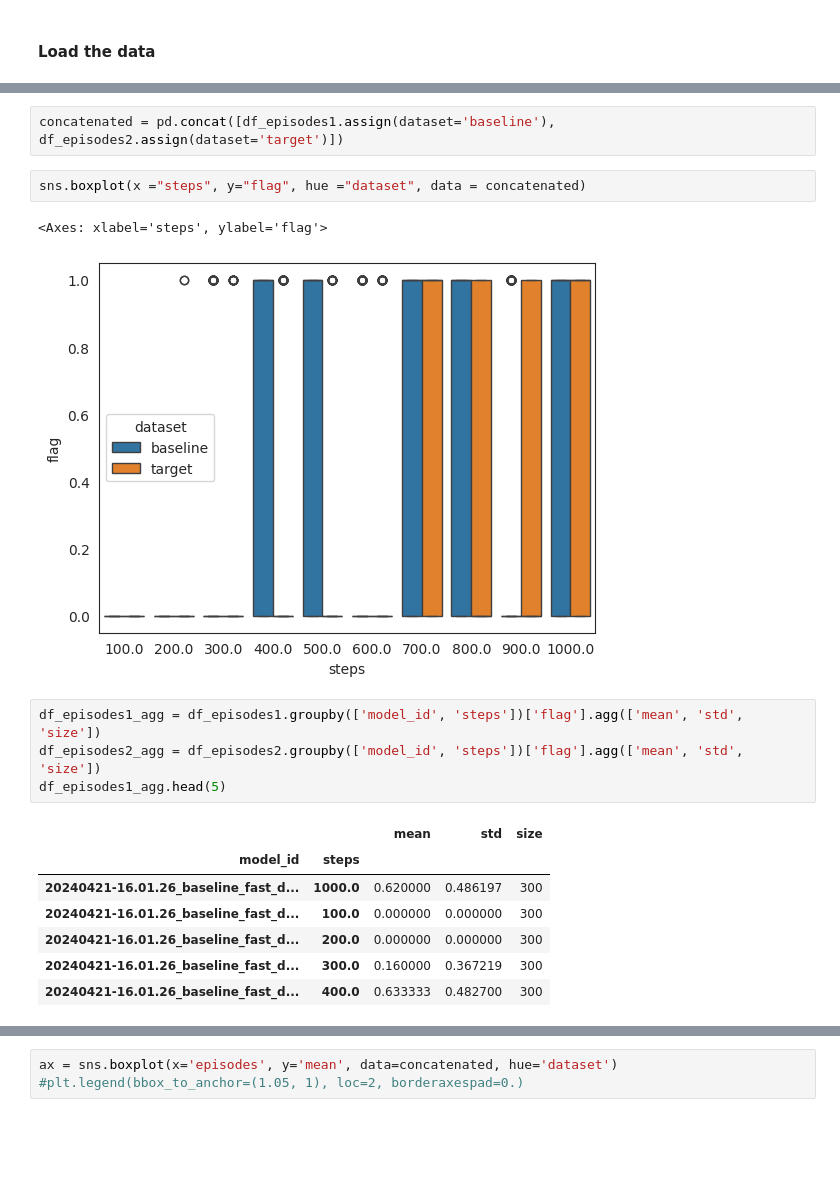
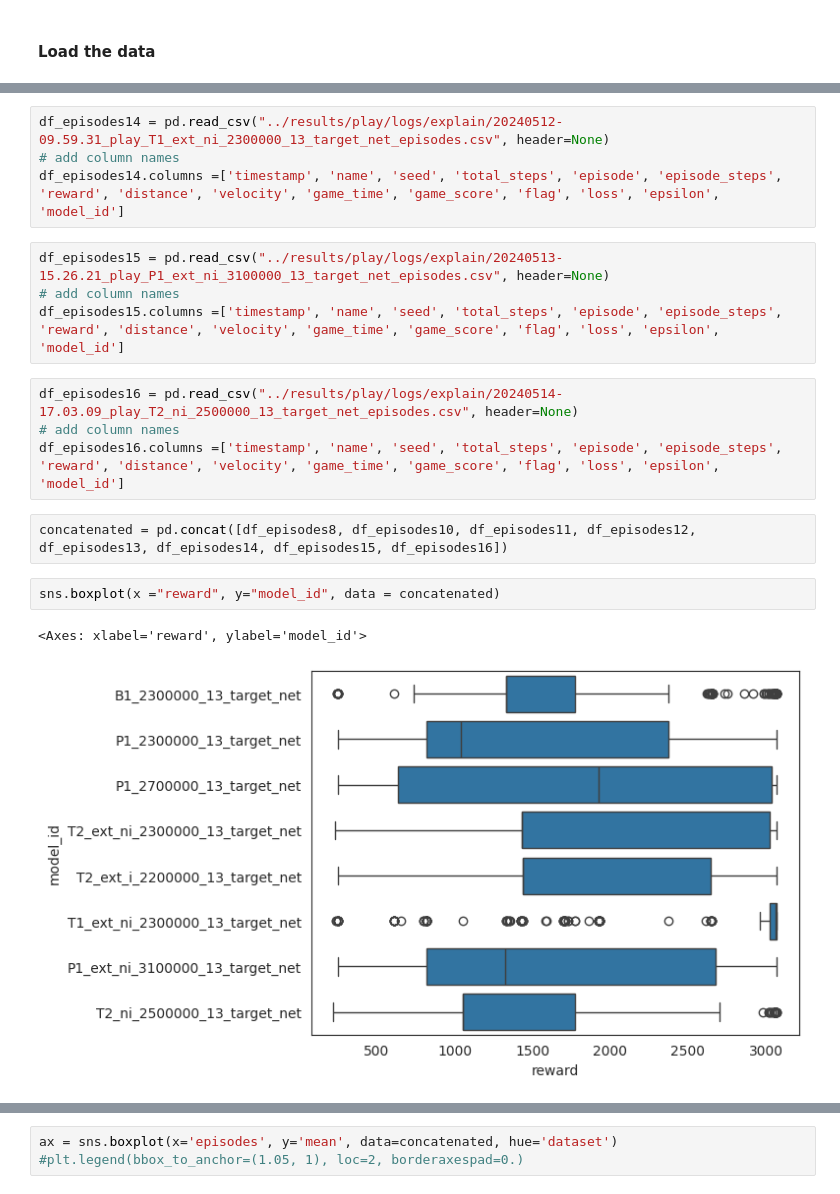
Before and after one commit to aggravated-monster/master, a Jupyter notebook: mario_visualisation/play_runner.ipynb, the cells around one changed output, grey strips where cells are left out. Drawn from its saved outputs; the diff is of its cells as text; blank space fills up the shorter version.

```diff
--- a/mario_visualisation/play_runner.ipynb
+++ b/mario_visualisation/play_runner.ipynb
@@ -22,19 +71,19 @@ df_episodes2['steps'] = df_episodes2['model_id'].apply(lambda x: int(x.split('_'
+# %%
+df_episodes14 = pd.read_csv("../results/play/logs/explain/20240512-09.59.31_play_T1_ext_ni_2300000_13_target_net_episodes.csv", header=None)
+# add column names
+df_episodes14.columns =['timestamp', 'name', 'seed', 'total_steps', 'episode', 'episode_steps', 'reward', 'distance', 'velocity', 'game_time', 'game_score', 'flag', 'loss', 'epsilon', 'model_id']
+# %%
+df_episodes15 = pd.read_csv("../results/play/logs/explain/20240513-15.26.21_play_P1_ext_ni_3100000_13_target_net_episodes.csv", header=None)
+# add column names
+df_episodes15.columns =['timestamp', 'name', 'seed', 'total_steps', 'episode', 'episode_steps', 'reward', 'distance', 'velocity', 'game_time', 'game_score', 'flag', 'loss', 'epsilon', 'model_id']
+# %%
+df_episodes16 = pd.read_csv("../results/play/logs/explain/20240514-17.03.09_play_T2_ni_2500000_13_target_net_episodes.csv", header=None)
+# add column names
+df_episodes16.columns =['timestamp', 'name', 'seed', 'total_steps', 'episode', 'episode_steps', 'reward', 'distance', 'velocity', 'game_time', 'game_score', 'flag', 'loss', 'epsilon', 'model_id']
 # %%
-concatenated = pd.concat([df_episodes1.assign(dataset='baseline'), df_episodes2.assign(dataset='target')])
+concatenated = pd.concat([df_episodes8, df_episodes10, df_episodes11, df_episodes12, df_episodes13, df_episodes14, df_episodes15, df_episodes16])
 # %%
-sns.boxplot(x ="steps", y="flag", hue ="dataset", data = concatenated)
+sns.boxplot(x ="reward", y="model_id", data = concatenated)
 # %% [output]
-<Axes: xlabel='steps', ylabel='flag'>
+<Axes: xlabel='reward', ylabel='model_id'>
-[figure, old version]
+[figure, new version]
-# %%
-df_episodes1_agg = df_episodes1.groupby(['model_id', 'steps'])['flag'].agg(['mean', 'std', 'size'])
-df_episodes2_agg = df_episodes2.groupby(['model_id', 'steps'])['flag'].agg(['mean', 'std', 'size'])
-df_episodes1_agg.head(5)
-# %% [output]
-|  |  | mean | std | size |
-| model_id | steps |  |  |  |
-| 20240421-16.01.26_baseline_fast_d... | 1000.0 | 0.620000 | 0.486197 | 300 |
-| 20240421-16.01.26_baseline_fast_d... | 100.0 | 0.000000 | 0.000000 | 300 |
-| 20240421-16.01.26_baseline_fast_d... | 200.0 | 0.000000 | 0.000000 | 300 |
-| 20240421-16.01.26_baseline_fast_d... | 300.0 | 0.160000 | 0.367219 | 300 |
-| 20240421-16.01.26_baseline_fast_d... | 400.0 | 0.633333 | 0.482700 | 300 |
```
Also changed, not shown: parts of 16 cells of this notebook, 14 other files.
